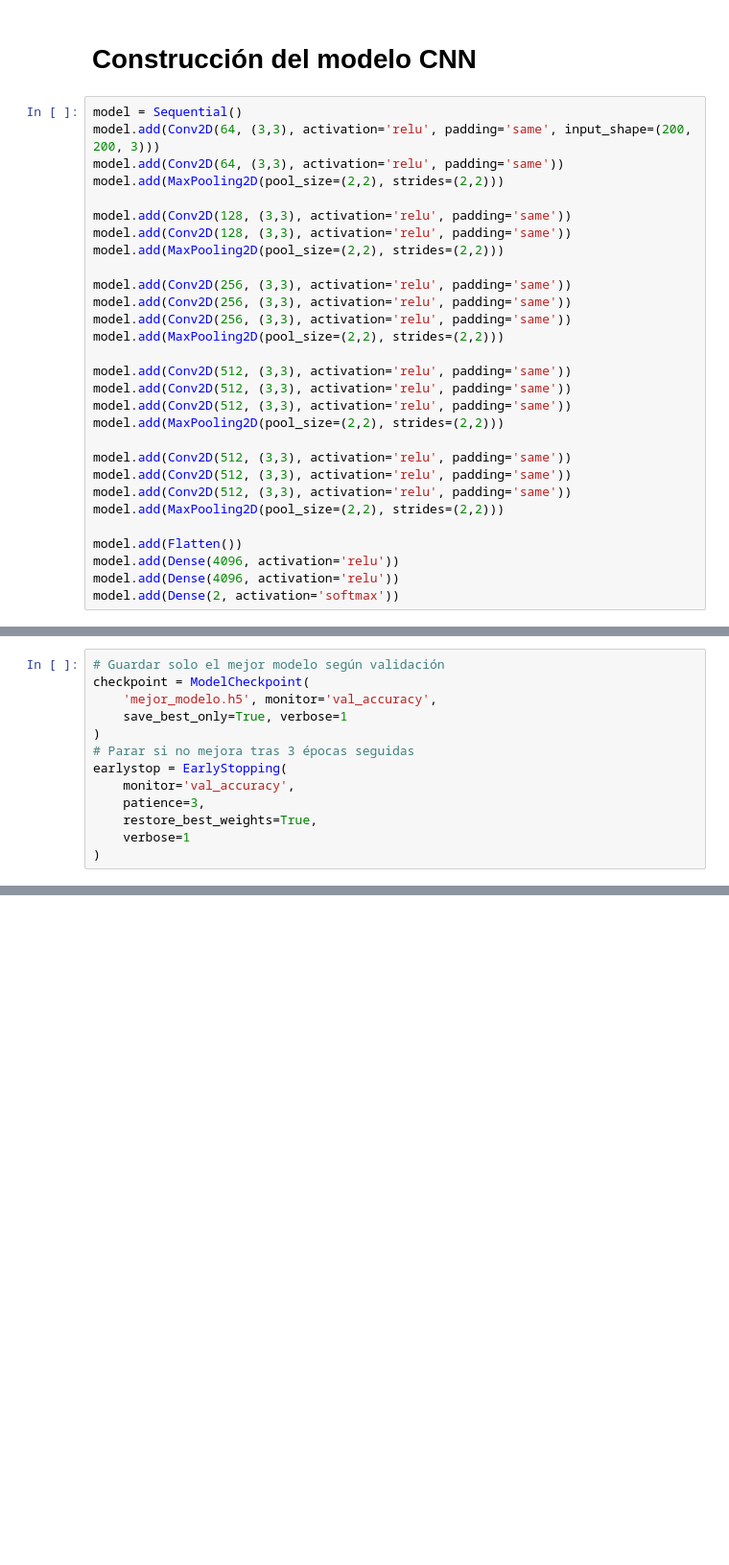
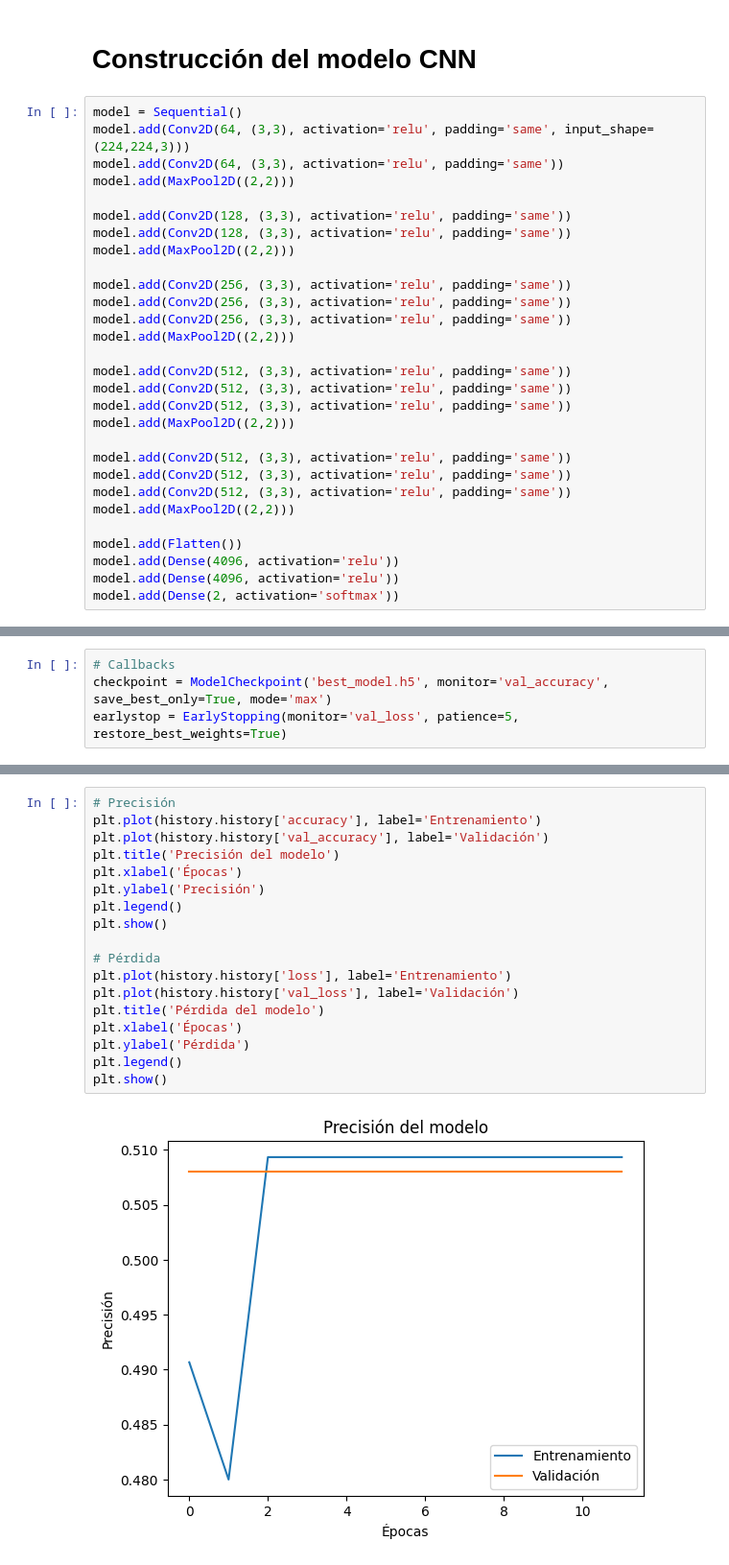
Before and after one commit to 4GeeksAcademy/Somagl_clasificador-de-im-genes, a Jupyter notebook: Somagl_Proyecto_clasificador_de_imágenes.ipynb, the cells around one changed output, grey strips where cells are left out. Shown: that part at 96% size. Cells and saved outputs as stored; diff of their text form; blank space fills up the shorter version.

```diff
--- a/Somagl_Proyecto_clasificador_de_imágenes.ipynb
+++ b/Somagl_Proyecto_clasificador_de_imágenes.ipynb
@@ -85,28 +79,28 @@ mostrar_clase(batch_images, batch_labels, class_names['dogs'], 'Perros')
 # Construcción del modelo CNN
 # %%
 model = Sequential()
-model.add(Conv2D(64, (3,3), activation='relu', padding='same', input_shape=(200, 200, 3)))
+model.add(Conv2D(64, (3,3), activation='relu', padding='same', input_shape=(224,224,3)))
 model.add(Conv2D(64, (3,3), activation='relu', padding='same'))
-model.add(MaxPooling2D(pool_size=(2,2), strides=(2,2)))
+model.add(MaxPool2D((2,2)))
 
 model.add(Conv2D(128, (3,3), activation='relu', padding='same'))
 model.add(Conv2D(128, (3,3), activation='relu', padding='same'))
-model.add(MaxPooling2D(pool_size=(2,2), strides=(2,2)))
+model.add(MaxPool2D((2,2)))
 
 model.add(Conv2D(256, (3,3), activation='relu', padding='same'))
 model.add(Conv2D(256, (3,3), activation='relu', padding='same'))
 model.add(Conv2D(256, (3,3), activation='relu', padding='same'))
-model.add(MaxPooling2D(pool_size=(2,2), strides=(2,2)))
+model.add(MaxPool2D((2,2)))
 
 model.add(Conv2D(512, (3,3), activation='relu', padding='same'))
 model.add(Conv2D(512, (3,3), activation='relu', padding='same'))
 model.add(Conv2D(512, (3,3), activation='relu', padding='same'))
-model.add(MaxPooling2D(pool_size=(2,2), strides=(2,2)))
+model.add(MaxPool2D((2,2)))
 
 model.add(Conv2D(512, (3,3), activation='relu', padding='same'))
 model.add(Conv2D(512, (3,3), activation='relu', padding='same'))
 model.add(Conv2D(512, (3,3), activation='relu', padding='same'))
-model.add(MaxPooling2D(pool_size=(2,2), strides=(2,2)))
+model.add(MaxPool2D((2,2)))
 
 model.add(Flatten())
 model.add(Dense(4096, activation='relu'))
@@ -117,13 +109,4 @@ model.add(Dense(2, activation='softmax'))
 # %%
-# Guardar solo el mejor modelo según validación
-checkpoint = ModelCheckpoint(
-    'mejor_modelo.h5', monitor='val_accuracy',
-    save_best_only=True, verbose=1
-)
-# Parar si no mejora tras 3 épocas seguidas
-earlystop = EarlyStopping(
-    monitor='val_accuracy',
-    patience=3,
-    restore_best_weights=True,
-    verbose=1
-)
+# Callbacks
+checkpoint = ModelCheckpoint('best_model.h5', monitor='val_accuracy', save_best_only=True, mode='max')
+earlystop = EarlyStopping(monitor='val_loss', patience=5, restore_best_weights=True)
@@ -144,0 +154,20 @@ history = model.fit(
+# %%
+# Precisión
+plt.plot(history.history['accuracy'], label='Entrenamiento')
+plt.plot(history.history['val_accuracy'], label='Validación')
+plt.title('Precisión del modelo')
+plt.xlabel('Épocas')
+plt.ylabel('Precisión')
+plt.legend()
+plt.show()
+
+# Pérdida
+plt.plot(history.history['loss'], label='Entrenamiento')
+plt.plot(history.history['val_loss'], label='Validación')
+plt.title('Pérdida del modelo')
+plt.xlabel('Épocas')
+plt.ylabel('Pérdida')
+plt.legend()
+plt.show()
+# %% [output]
+[figure, added]
```
Also changed, not shown: parts of 27 cells of this notebook.
